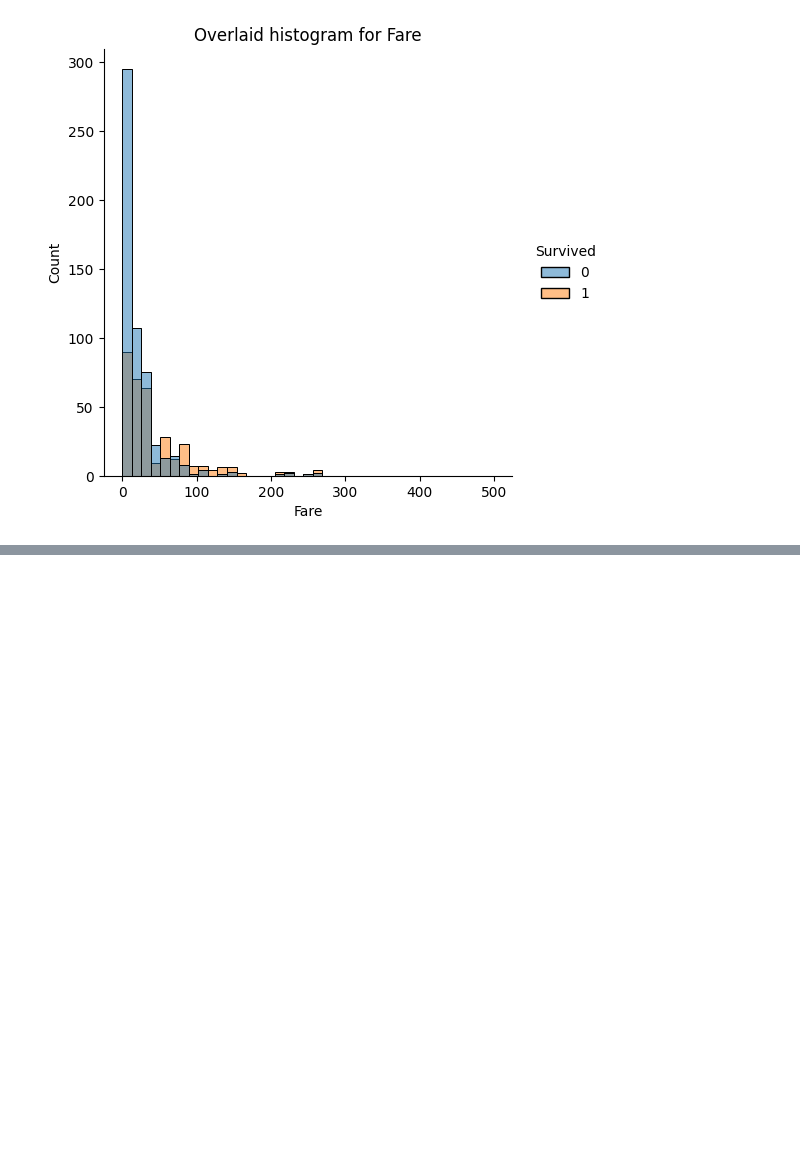
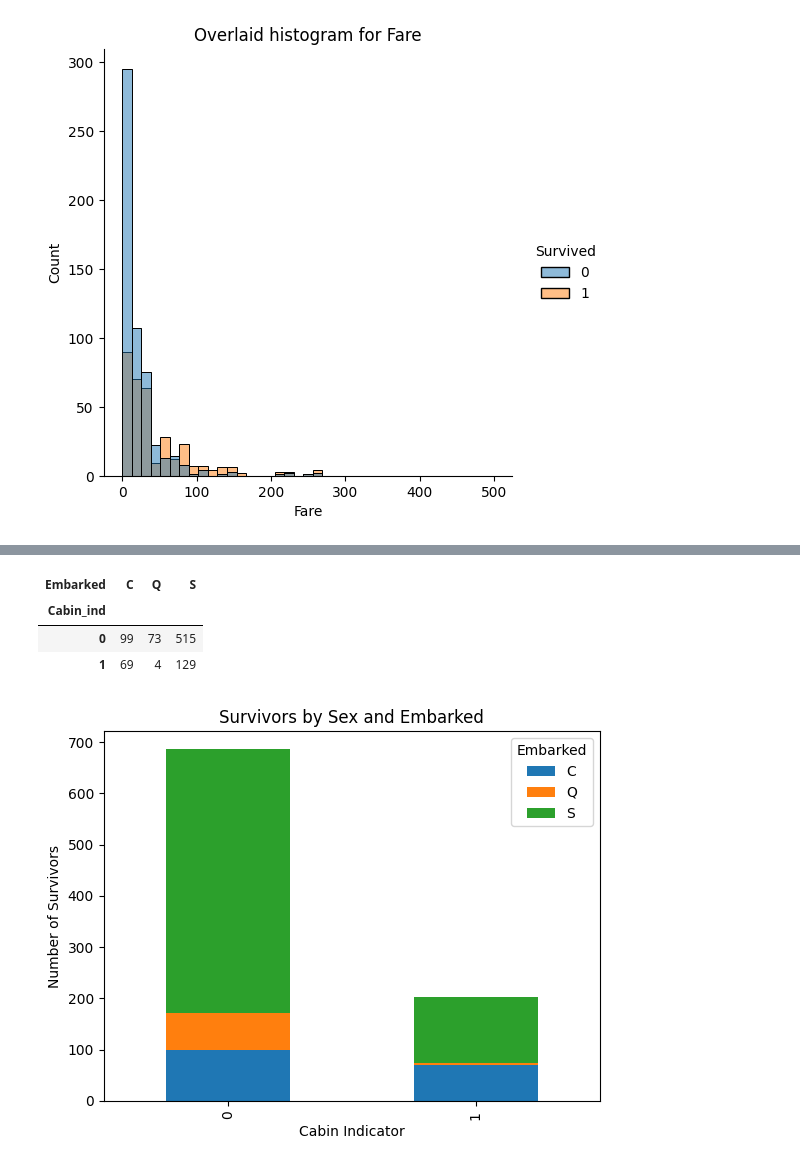
Before and after one commit to ArifAygun/Applied-Machine-Learning-Foundations, a Jupyter notebook: AA_AML_Foundations.ipynb, the cells around one changed output, grey strips where cells are left out. Cells and saved outputs as stored; diff of their text form; code cells hidden in the pictures; blank space fills up the shorter version.

```diff
--- a/AA_AML_Foundations.ipynb
+++ b/AA_AML_Foundations.ipynb
@@ -117,0 +349,22 @@ for i, col in enumerate(['Pclass', 'SibSp', 'Parch']):
+# %%
+# Create the pivot table
+pivot_table_cabin = titanic.pivot_table('Survived', index='Cabin_ind', columns='Embarked', aggfunc='count')
+pivot_table_cabin
+# %% [output]
+| Embarked | C | Q | S |
+| Cabin_ind |  |  |  |
+| 0 | 99 | 73 | 515 |
+| 1 | 69 | 4 | 129 |
+# %%
+# Create the stacked bar chart
+pivot_table_cabin.plot(kind='bar', stacked=True)
+
+# Set the title and axes labels
+plt.title('Survivors by Sex and Embarked')
+plt.xlabel('Cabin Indicator')
+plt.ylabel('Number of Survivors')
+
+# Show the chart
+plt.show()
+# %% [output]
+[figure, added]
```
Also changed, not shown: parts of 27 cells of this notebook.
